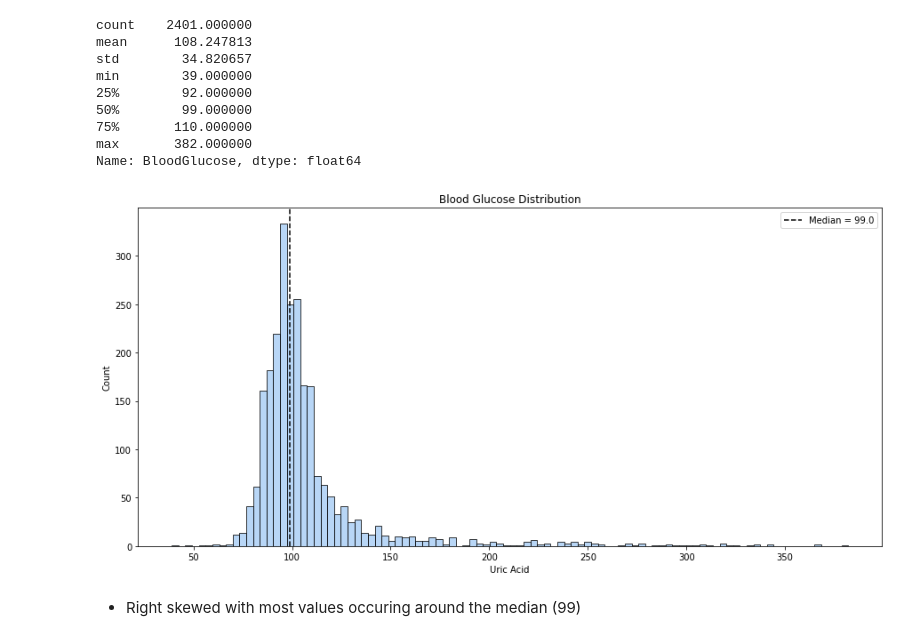
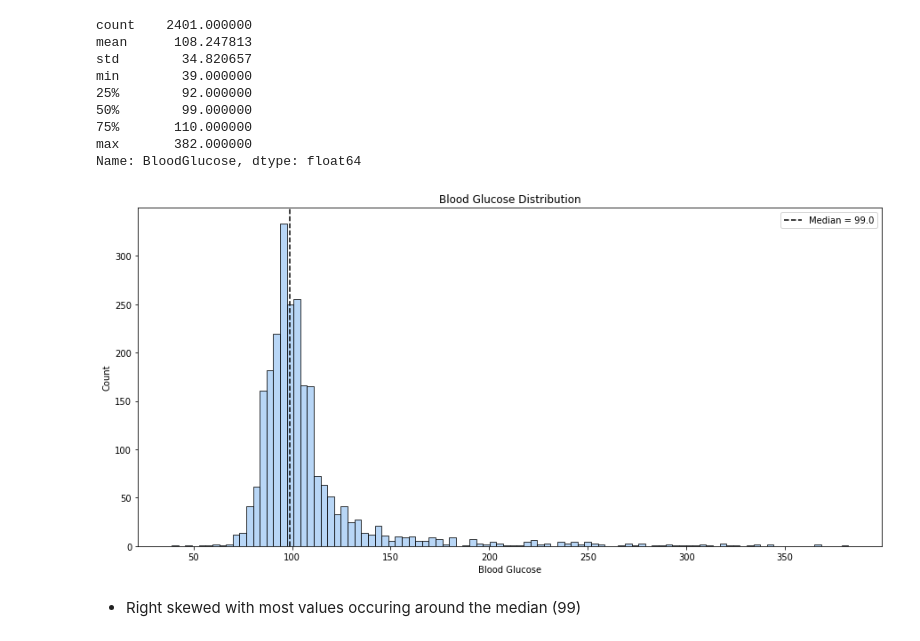
Before and after one commit to AshleyHeinrich/HealthcareClassification, a Jupyter notebook: Project_2_MetSynd.ipynb, the cells around one changed output. Cells and saved outputs as stored; diff of their text form; code cells hidden in the pictures.

```diff
--- a/Project_2_MetSynd.ipynb
+++ b/Project_2_MetSynd.ipynb
@@ -504,18 +504,18 @@ Name: BloodGlucose, dtype: float64
 # %%
 plt.figure(figsize = (15,7))
 ax = sns.histplot(data = df, x = 'BloodGlucose', bins=100);
 
 
-ax.set(title = 'Blood Glucose Distribution', xlabel = 'Uric Acid')
+ax.set(title = 'Blood Glucose Distribution', xlabel = 'Blood Glucose')
 
 median = df['BloodGlucose'].median()
 
 ax.axvline(median, color = 'black', ls = '--',
            label = f'Median = {median}')
 
 ax.legend();
 # %% [output]
-[figure, old version]
+[figure, new version]
 # %% [markdown]
 * Right skewed with most values occuring around the median (99)
 # %% [markdown]
```
